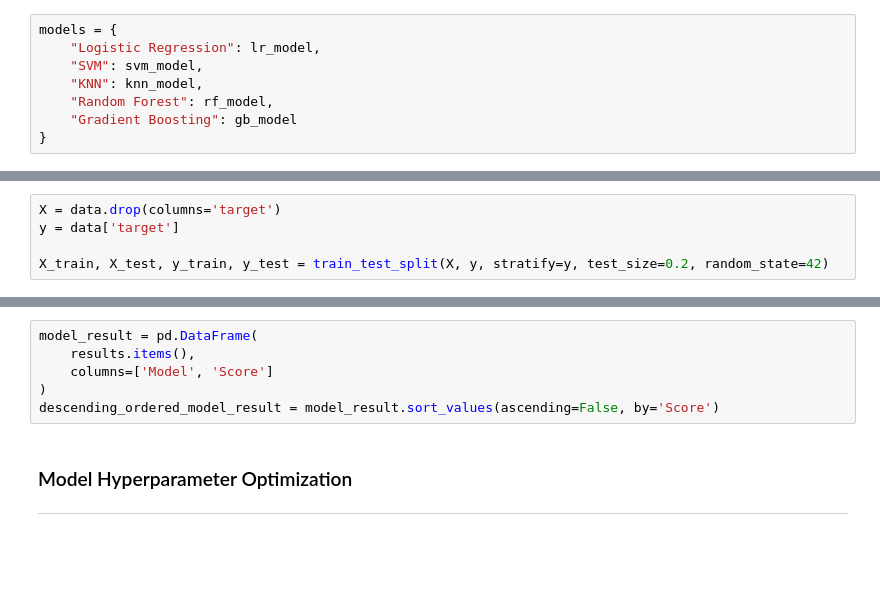
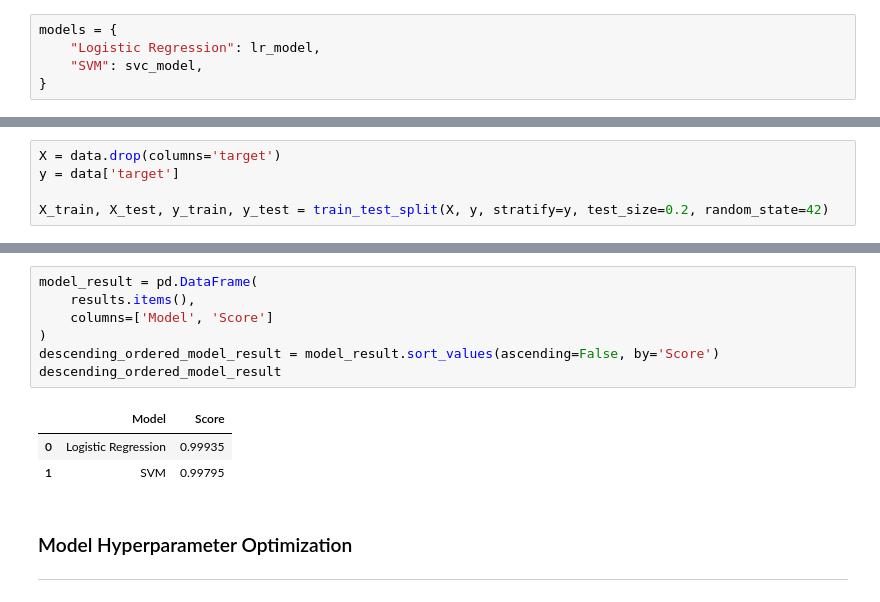
Before and after one commit to plamensve/diabets_health_indicators, a Jupyter notebook: notebooks/04_modeling.ipynb, the cells around one changed output, grey strips where cells are left out. Cells and saved outputs as stored; diff of their text form; blank space fills up the shorter version.

```diff
--- a/notebooks/04_modeling.ipynb
+++ b/notebooks/04_modeling.ipynb
@@ -94,8 +127,5 @@ gb_model = GradientBoostingClassifier()
 # %%
 models = {
     "Logistic Regression": lr_model,
-    "SVM": svm_model,
-    "KNN": knn_model,
-    "Random Forest": rf_model,
-    "Gradient Boosting": gb_model
+    "SVM": svc_model,
 }
@@ -122,9 +178,14 @@ results
 # %%
 model_result = pd.DataFrame(
     results.items(),
     columns=['Model', 'Score']
 )
 descending_ordered_model_result = model_result.sort_values(ascending=False, by='Score')
+descending_ordered_model_result
+# %% [output]
+|  | Model | Score |
+| 0 | Logistic Regression | 0.99935 |
+| 1 | SVM | 0.99795 |
 # %% [markdown]
 ### Model Hyperparameter Optimization
 
```
Also changed, not shown: parts of 24 cells of this notebook.
